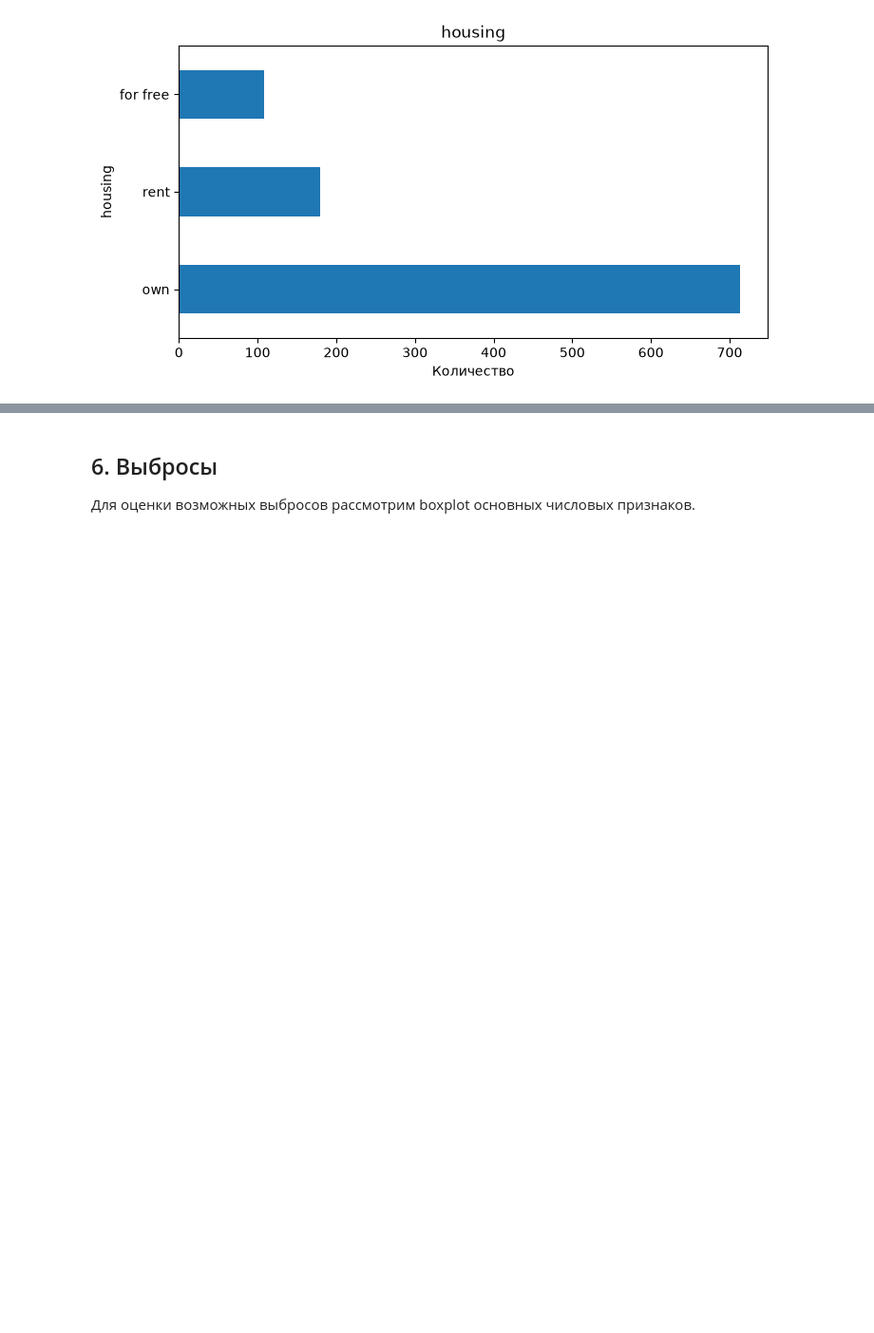
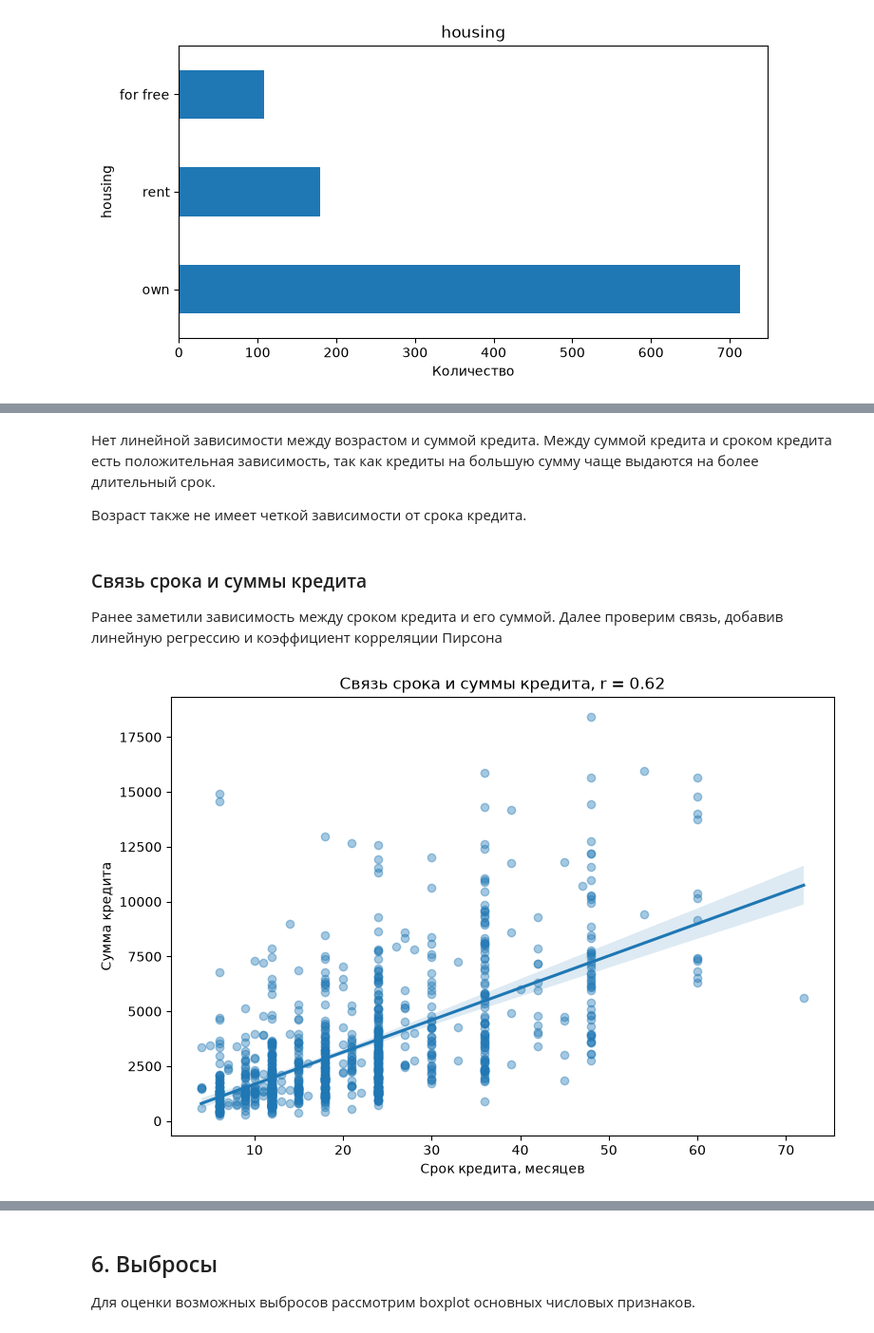
Before and after one commit to Mikhail-Volodarskiy/Data-engineering-PISH-2026, a Jupyter notebook: notebooks/EDA.ipynb, the cells around one changed output, grey strips where cells are left out. Shown at 95% size. Drawn from its saved outputs; the diff is of its cells as text; code cells hidden in the pictures; blank space fills up the shorter version.

```diff
--- a/notebooks/EDA.ipynb
+++ b/notebooks/EDA.ipynb
@@ -300,0 +310,23 @@ for column in categorical_columns:
+# %% [markdown]
+Нет линейной зависимости между возрастом и суммой кредита. Между суммой кредита и сроком кредита есть положительная зависимость, так как кредиты на большую сумму чаще выдаются на более длительный срок.
+
+Возраст также не имеет четкой зависимости от срока кредита.
+# %% [markdown]
+### Связь срока и суммы кредита
+
+Ранее заметили зависимость между сроком кредита и его суммой. Далее проверим связь, добавив линейную регрессию и коэффициент корреляции Пирсона
+# %%
+corr = df["months_loan_duration"].corr(df["amount"])
+plt.figure(figsize=(9, 6))
+sns.regplot(
+    data=df,
+    x="months_loan_duration",
+    y="amount",
+    scatter_kws={"alpha": 0.4}
+)
+plt.title(f"Связь срока и суммы кредита, r = {corr:.2f}")
+plt.xlabel("Срок кредита, месяцев")
+plt.ylabel("Сумма кредита")
+plt.show()
+# %% [output]
+[figure, added]
```
Also changed, not shown: parts of 9 cells of this notebook.
